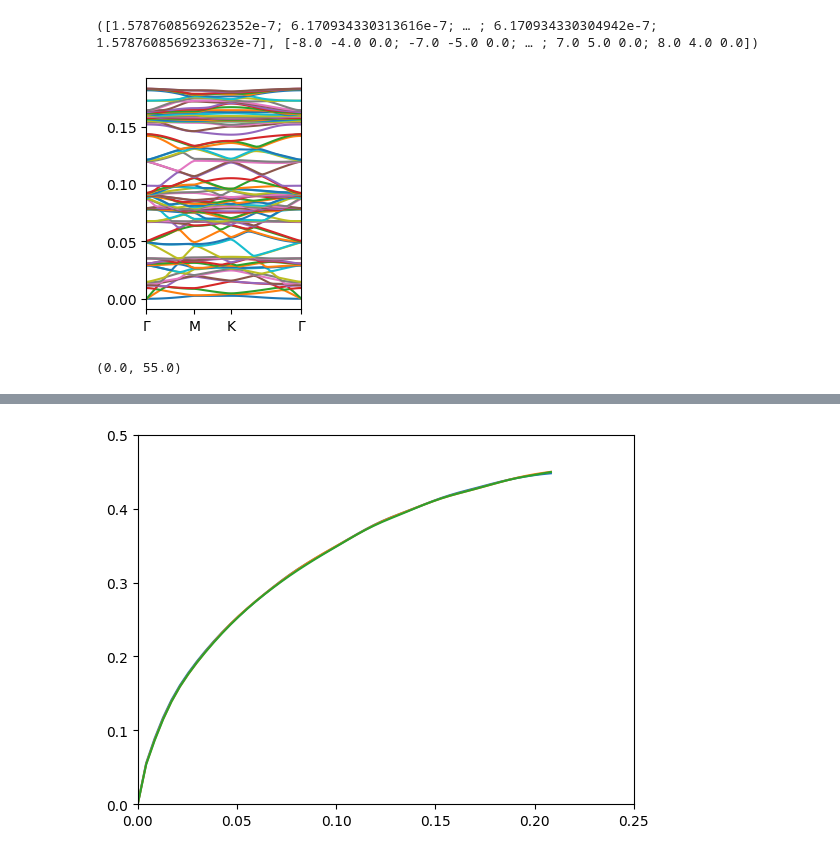
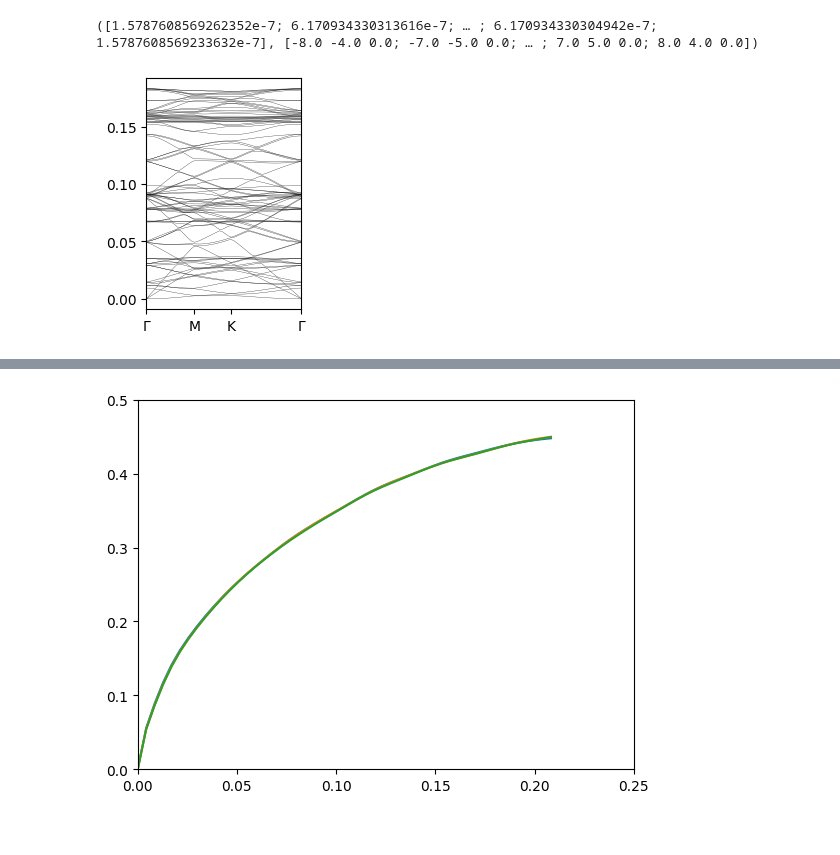
Before and after one commit to AliGhorashiCMT/Plasmons_Paper, a Jupyter notebook: Substitutional_Defects/BN44NC/Plasmons/Analyze.ipynb, the cells around one changed output, grey strips where cells are left out. Cells and saved outputs as stored; diff of their text form; code cells hidden in the pictures.

```diff
--- a/Substitutional_Defects/BN44NC/Plasmons/Analyze.ipynb
+++ b/Substitutional_Defects/BN44NC/Plasmons/Analyze.ipynb
@@ -29,11 +29,10 @@ force_matrix, cellph_map = phonon_force_matrix("../phonon");
 phonon_bands_bn44nc = phonon_dispersion(force_matrix, cellph_map, kpointsfile="../bandstruct.kpoints", return_negative=true);
 # %%
 figure(figsize=(2, 3))
-plot(phonon_bands_bn44nc)
-label_plots()
+plot(phonon_bands_bn44nc, color="black", linewidth=0.2)
+label_plots();
 # %% [output]
-[figure, old version]
+[figure, new version]
-(0.0, 55.0)
 # %%
 x, y = density_of_states(HwannierDn, cell_mapDn, mesh=20, num_blocks=1000, monte_carlo=true, histogram_width=1000);
 # %%
```
Also changed, not shown: parts of 16 cells of this notebook, 2 other files.
